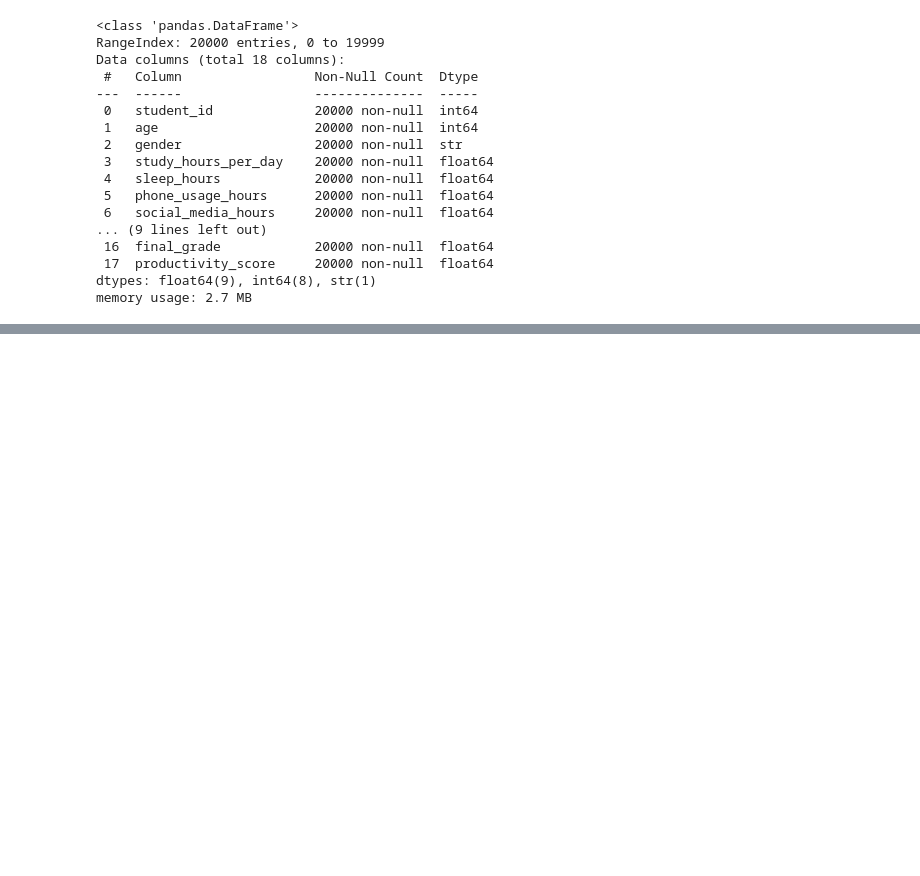
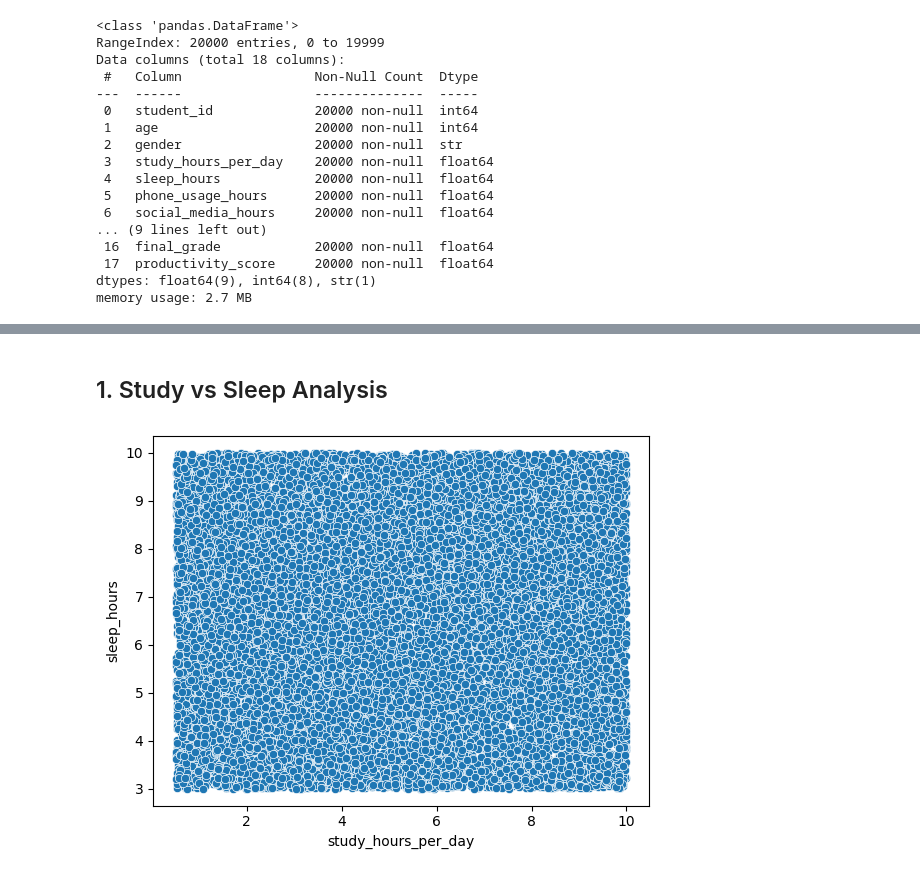
Before and after one commit to pexov26/DA_PROJECTS, a Jupyter notebook: student_productivity_analysis/notebooks/analysis.ipynb, the cells around one changed output, grey strips where cells are left out. Drawn from its saved outputs; the diff is of its cells as text; code cells hidden in the pictures; blank space fills up the shorter version.

```diff
--- a/student_productivity_analysis/notebooks/analysis.ipynb
+++ b/student_productivity_analysis/notebooks/analysis.ipynb
@@ -48,0 +85,10 @@ memory usage: 2.7 MB
+# %% [markdown]
+## 1. Study vs Sleep Analysis
+# %%
+import seaborn as sns
+import matplotlib.pyplot as plt
+
+sns.scatterplot(x='study_hours_per_day', y='sleep_hours', data=df)
+plt.show()
+# %% [output]
+[figure, added]
```
Also changed, not shown: parts of 16 cells of this notebook.
